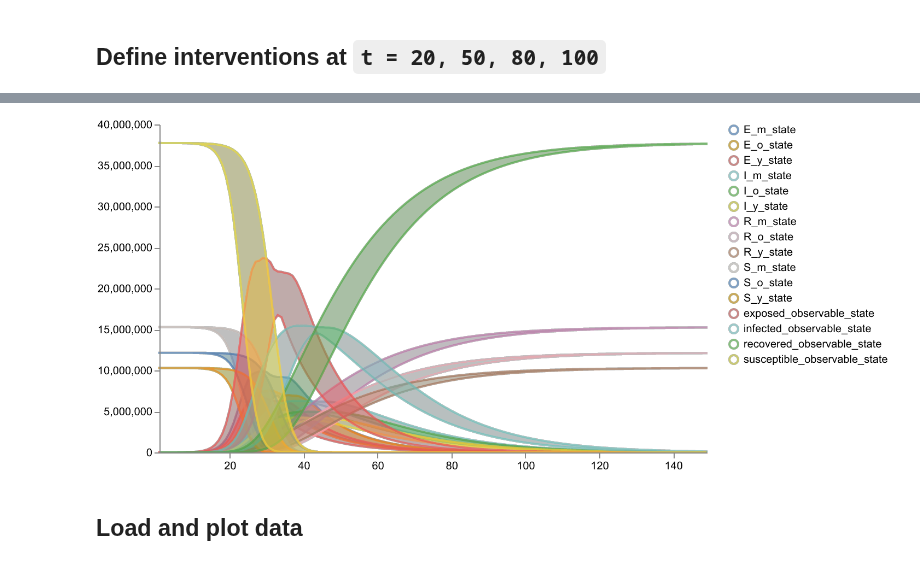
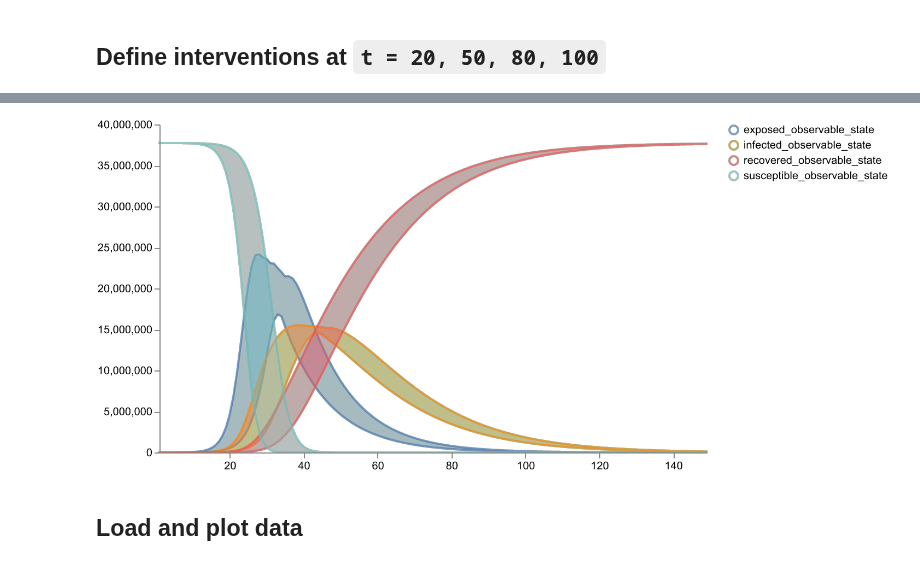
Before and after one commit to ciemss/program-milestones, a Jupyter notebook: 18-month-milestone/evaluation/Epi_Use_Case/Eval_Scenario3.ipynb, the cells around one changed output, grey strips where cells are left out. Cells and saved outputs as stored; diff of their text form; code cells hidden in the pictures.

```diff
--- a/18-month-milestone/evaluation/Epi_Use_Case/Eval_Scenario3.ipynb
+++ b/18-month-milestone/evaluation/Epi_Use_Case/Eval_Scenario3.ipynb
@@ -350,15 +350,15 @@ intervention_dict
 # %%
 result = pyciemss.sample(model1, end_time, logging_step_size, num_samples, start_time=start_time,
                          static_parameter_interventions={torch.tensor(20.0): {'Myo': torch.tensor(11.5860)}},
                          solver_method="rk4", solver_options={"step_size": 1.})
 # display(result["data"].head())
 
 # Plot the result
-schema = plots.trajectories(pd.DataFrame(result["data"]), keep=".*_state")
+schema = plots.trajectories(pd.DataFrame(result["data"]), keep=".*observable_state")
 # plots.save_schema(schema, "_schema.json")
 plots.ipy_display(schema, dpi=150)
 # %% [output]
-[figure, old version]
+[figure, new version]
 # %% [markdown]
 ## Load and plot data
 # %%
```
Also changed, not shown: parts of 1 cell of this notebook.
